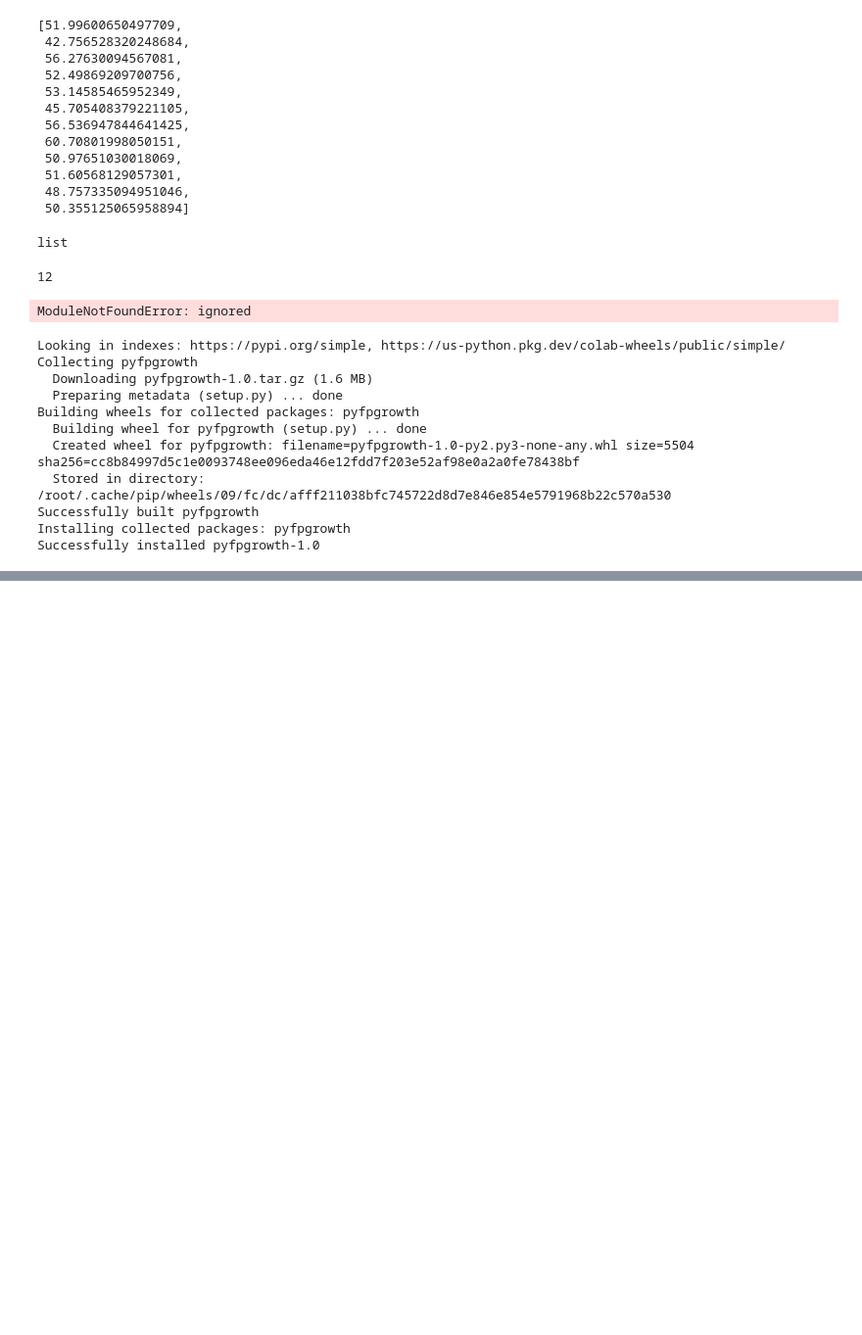
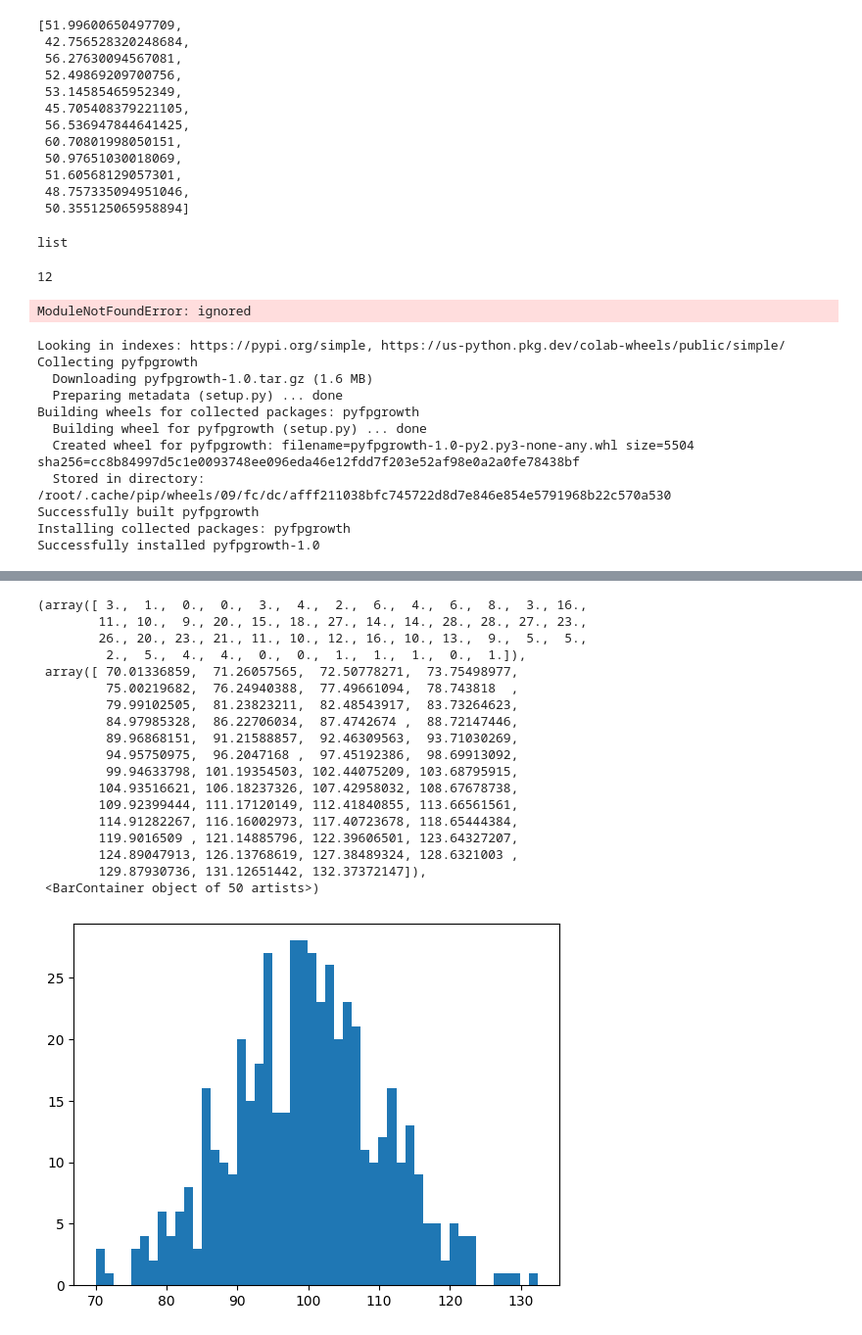
Before and after one commit to NasimShokrgozar/FirstSc, a Jupyter notebook: Session3_Basic.ipynb, the cells around one changed output, grey strips where cells are left out. Shown: that part at 98% size. Saved outputs shown, nothing was run; the diff lists cells and outputs as text; code cells hidden in the pictures; blank space fills up the shorter version.

```diff
--- a/Session3_Basic.ipynb
+++ b/Session3_Basic.ipynb
@@ -88,0 +169,22 @@ import pyfpgrowth
+# %%
+plt.hist (B,50)
+# %% [output]
+(array([ 3.,  1.,  0.,  0.,  3.,  4.,  2.,  6.,  4.,  6.,  8.,  3., 16.,
+        11., 10.,  9., 20., 15., 18., 27., 14., 14., 28., 28., 27., 23.,
+        26., 20., 23., 21., 11., 10., 12., 16., 10., 13.,  9.,  5.,  5.,
+         2.,  5.,  4.,  4.,  0.,  0.,  1.,  1.,  1.,  0.,  1.]),
+ array([ 70.01336859,  71.26057565,  72.50778271,  73.75498977,
+         75.00219682,  76.24940388,  77.49661094,  78.743818  ,
+         79.99102505,  81.23823211,  82.48543917,  83.73264623,
+         84.97985328,  86.22706034,  87.4742674 ,  88.72147446,
+         89.96868151,  91.21588857,  92.46309563,  93.71030269,
+         94.95750975,  96.2047168 ,  97.45192386,  98.69913092,
+         99.94633798, 101.19354503, 102.44075209, 103.68795915,
+        104.93516621, 106.18237326, 107.42958032, 108.67678738,
+        109.92399444, 111.17120149, 112.41840855, 113.66561561,
+        114.91282267, 116.16002973, 117.40723678, 118.65444384,
+        119.9016509 , 121.14885796, 122.39606501, 123.64327207,
+        124.89047913, 126.13768619, 127.38489324, 128.6321003 ,
+        129.87930736, 131.12651442, 132.37372147]),
+ <BarContainer object of 50 artists>)
+[figure, added]
```
Also changed, not shown: parts of 22 cells of this notebook.
